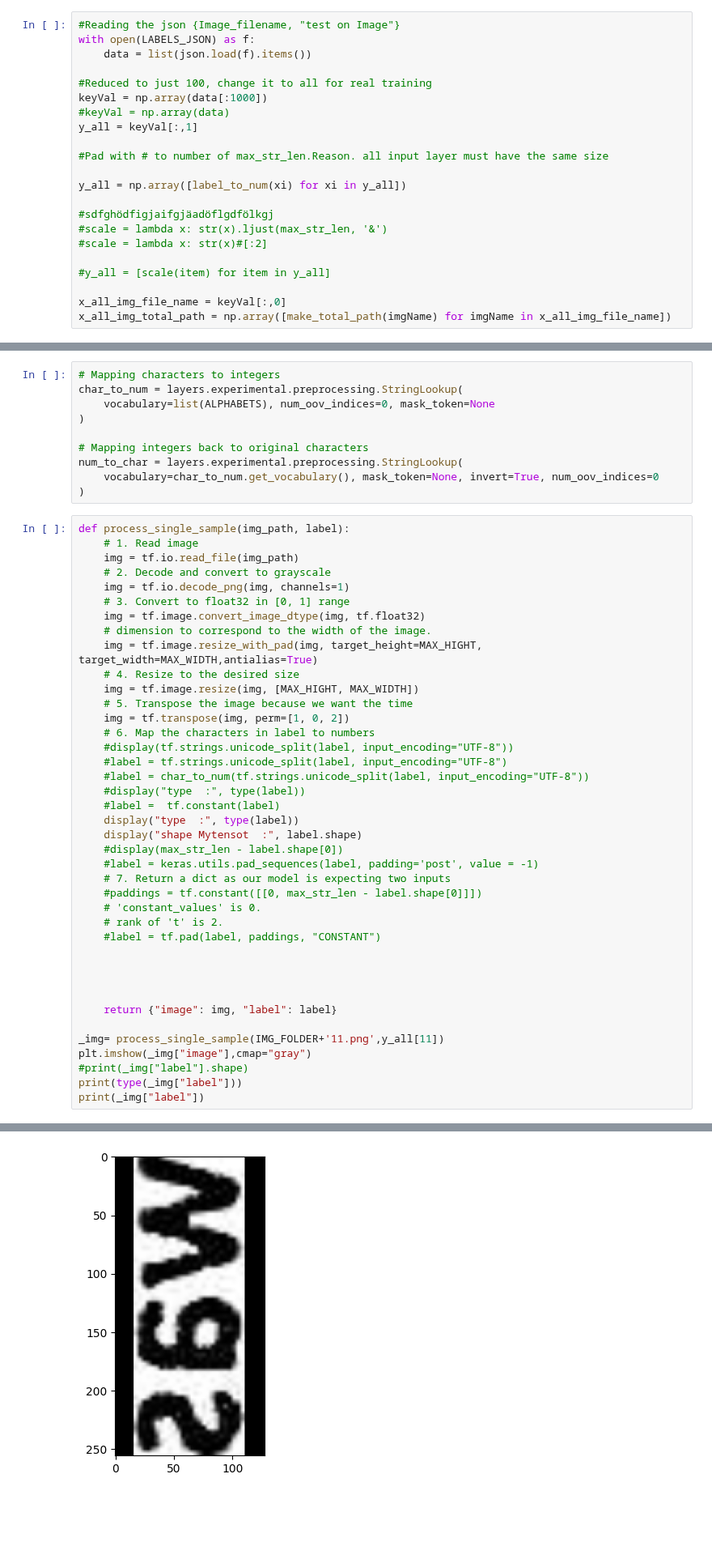
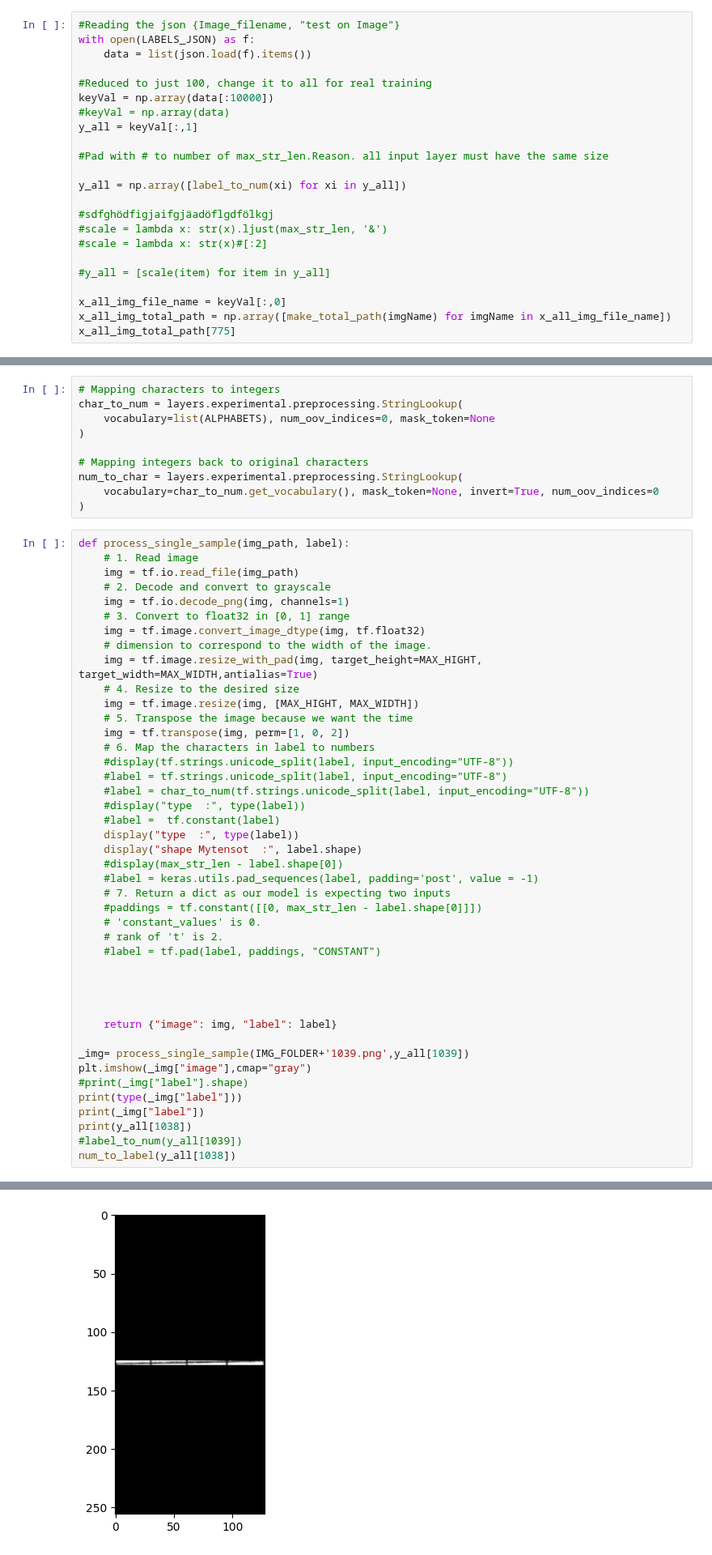
Before and after one commit to msommerfe/CAS_Applied_Data_Science, a Jupyter notebook: CAS_Final_Project/OCR_from_scratch.ipynb, the cells around one changed output, grey strips where cells are left out. Shown at 81% size. Saved outputs shown, nothing was run; the diff lists cells and outputs as text; blank space fills up the shorter version.

```diff
--- a/CAS_Final_Project/OCR_from_scratch.ipynb
+++ b/CAS_Final_Project/OCR_from_scratch.ipynb
@@ -75,7 +78,7 @@ with open(LABELS_JSON) as f:
     data = list(json.load(f).items())
 
 #Reduced to just 100, change it to all for real training
-keyVal = np.array(data[:1000])
+keyVal = np.array(data[:10000])
 #keyVal = np.array(data)
 y_all = keyVal[:,1]
 
@@ -91,3 +94,4 @@ y_all = np.array([label_to_num(xi) for xi in y_all])
 
 x_all_img_file_name = keyVal[:,0]
 x_all_img_total_path = np.array([make_total_path(imgName) for imgName in x_all_img_file_name])
+x_all_img_total_path[775]
@@ -146,11 +152,14 @@ def process_single_sample(img_path, label):
 
     return {"image": img, "label": label}
 
-_img= process_single_sample(IMG_FOLDER+'11.png',y_all[11])
+_img= process_single_sample(IMG_FOLDER+'1039.png',y_all[1039])
 plt.imshow(_img["image"],cmap="gray")
 #print(_img["label"].shape)
 print(type(_img["label"]))
 print(_img["label"])
+print(y_all[1038])
+#label_to_num(y_all[1039])
+num_to_label(y_all[1038])
 # %% [output]
 'type  :'
 numpy.ndarray
@@ -161,3 +172,3 @@ numpy.ndarray
-[figure, old version]
+[figure, new version]
 # %%
 train_dataset = tf.data.Dataset.from_tensor_slices((x_all_img_total_path, y_all))
```
Also changed, not shown: parts of 8 cells of this notebook.
